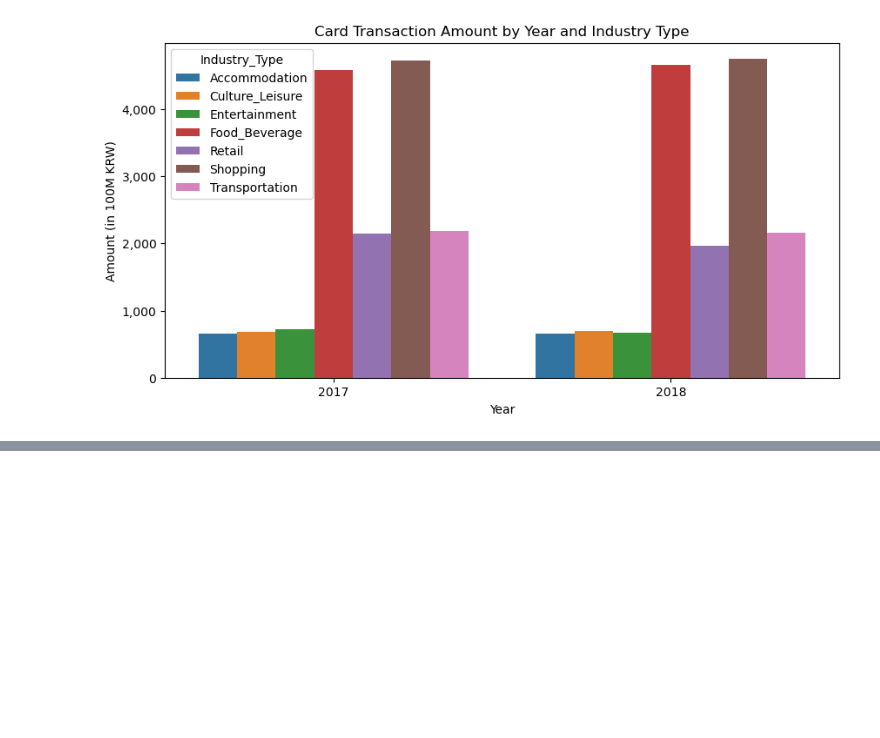
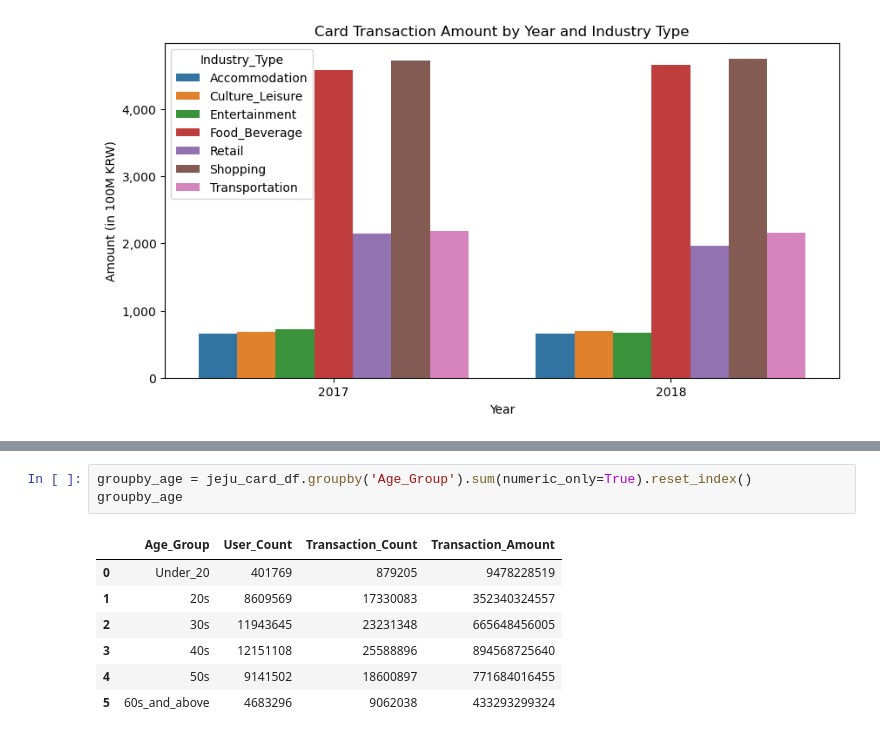
Before and after one commit to data-by-jpark/jeju-card-analysis, a Jupyter notebook: notebooks/jeju_card_analysis.ipynb, the cells around one changed output, grey strips where cells are left out. Saved outputs shown, nothing was run; the diff lists cells and outputs as text; blank space fills up the shorter version.

```diff
--- a/notebooks/jeju_card_analysis.ipynb
+++ b/notebooks/jeju_card_analysis.ipynb
@@ -328,0 +333,11 @@ Text(0, 0.5, 'Amount (in 100M KRW)')
+# %%
+groupby_age = jeju_card_df.groupby('Age_Group').sum(numeric_only=True).reset_index()
+groupby_age
+# %% [output]
+|  | Age_Group | User_Count | Transaction_Count | Transaction_Amount |
+| 0 | Under_20 | 401769 | 879205 | 9478228519 |
+| 1 | 20s | 8609569 | 17330083 | 352340324557 |
+| 2 | 30s | 11943645 | 23231348 | 665648456005 |
+| 3 | 40s | 12151108 | 25588896 | 894568725640 |
+| 4 | 50s | 9141502 | 18600897 | 771684016455 |
+| 5 | 60s_and_above | 4683296 | 9062038 | 433293299324 |
```
Also changed, not shown: parts of 10 cells of this notebook, 1 other file.
